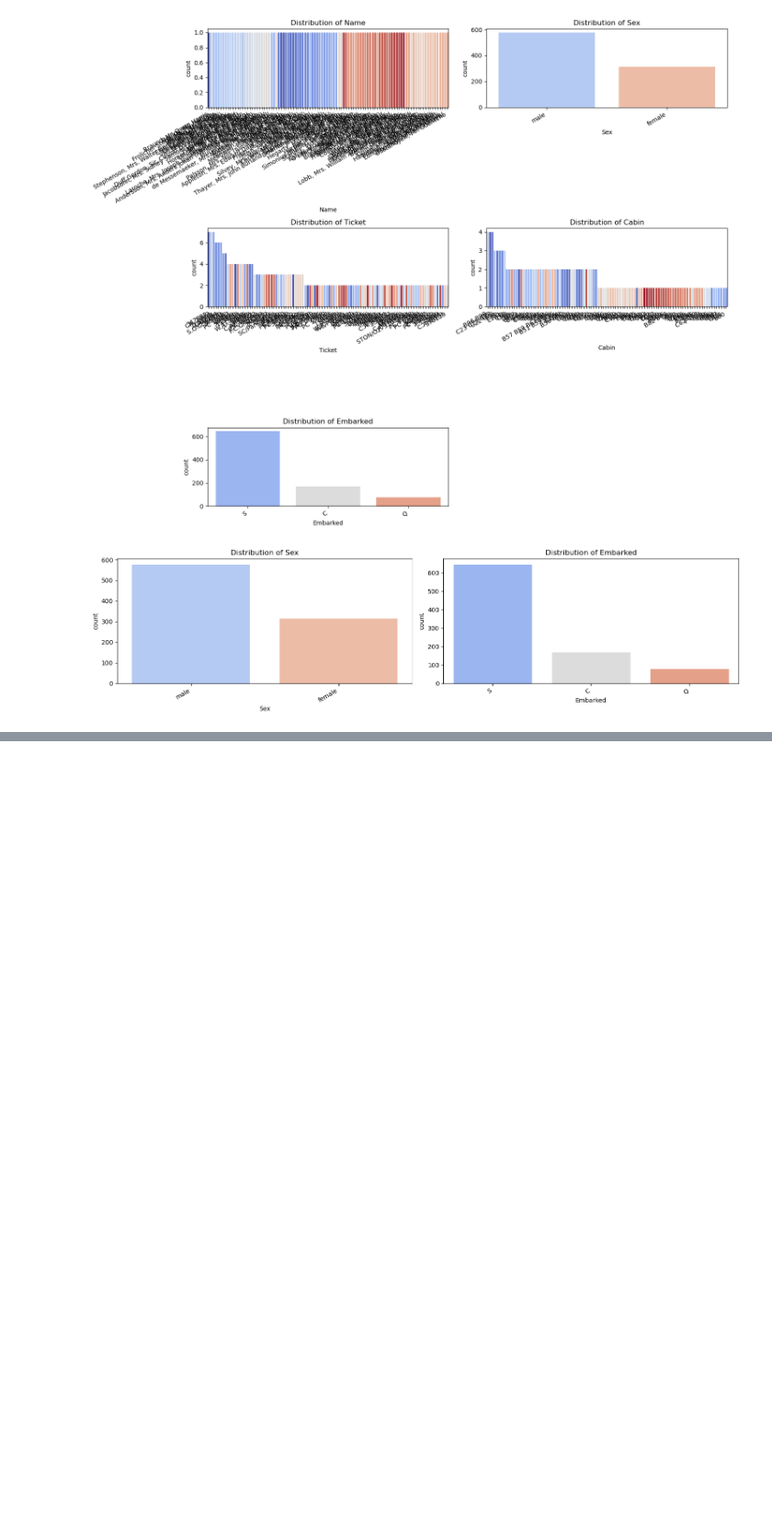
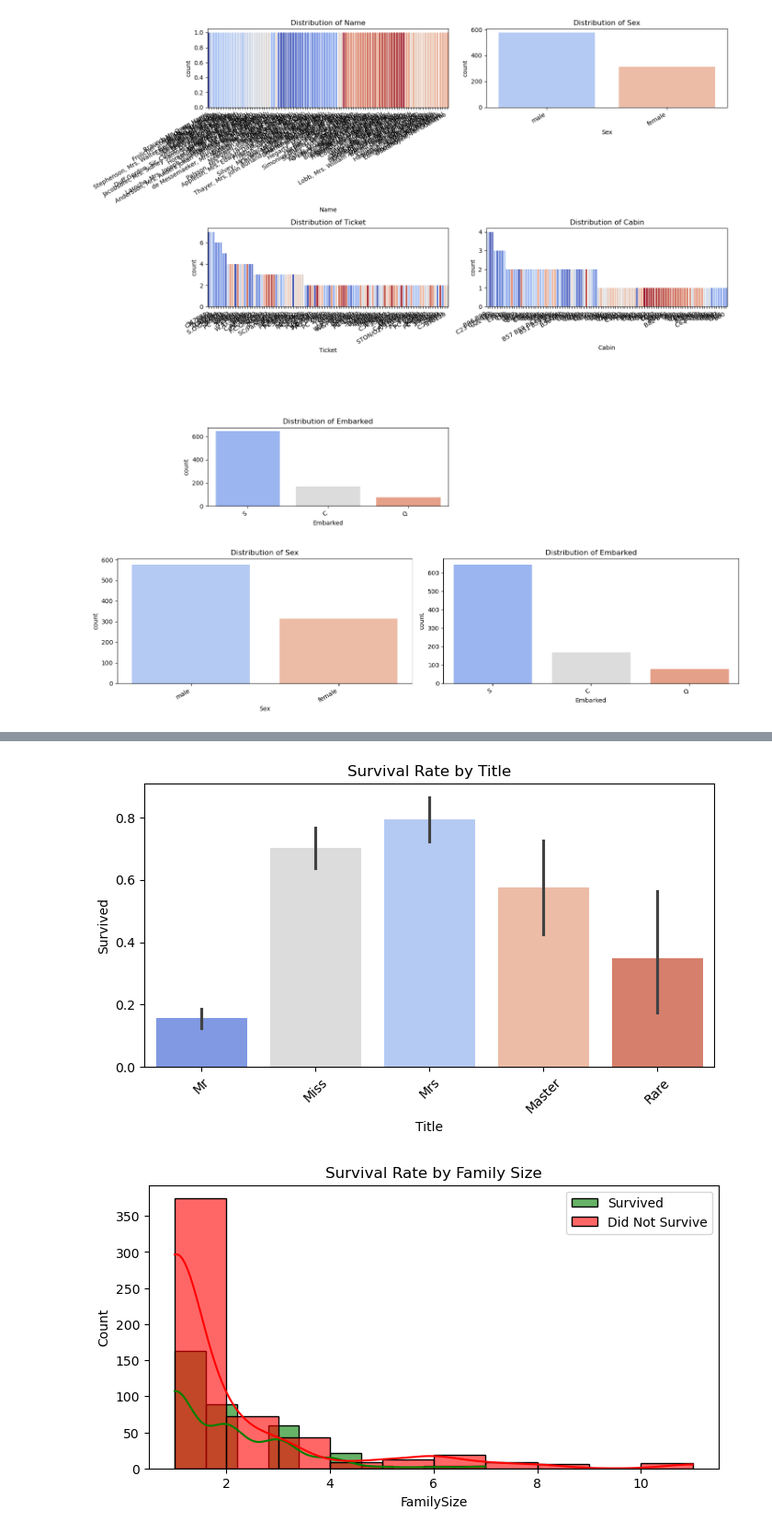
Before and after one commit to ilanrosc/titanic-kaggle-competition, a Jupyter notebook: notebooks/1_EDA.ipynb, the cells around one changed output, grey strips where cells are left out. Shown at 92% size. Drawn from its saved outputs; the diff is of its cells as text; code cells hidden in the pictures; blank space fills up the shorter version.

```diff
--- a/notebooks/1_EDA.ipynb
+++ b/notebooks/1_EDA.ipynb
@@ -100,0 +127,23 @@ plot_correlation_heatmap(df, method="kendall", cmap="viridis")
+# %%
+# 📌 Step 9: Feature Engineering (Title Extraction & Family Size)
+df = extract_title(df)  # Adds 'Title' column
+df = create_family_size(df)  # Adds 'FamilySize' column
+
+# 📌 Step 10: Survival Analysis by Title
+plt.figure(figsize=(8, 4))
+sns.barplot(data=df, x="Title", y="Survived", hue="Title", legend=False,
+            palette="coolwarm", order=df["Title"].value_counts().index)
+plt.xticks(rotation=45)
+plt.title("Survival Rate by Title")
+plt.show()
+
+# 📌 Survival Analysis by Family Size
+plt.figure(figsize=(8, 4))
+sns.histplot(df[df["Survived"] == 1]["FamilySize"], bins=10, kde=True, color="green", label="Survived", alpha=0.6)
+sns.histplot(df[df["Survived"] == 0]["FamilySize"], bins=10, kde=True, color="red", label="Did Not Survive", alpha=0.6)
+plt.legend()
+plt.title("Survival Rate by Family Size")
+plt.show()
+# %% [output]
+[figure, added]
+[figure, added]
```
Also changed, not shown: parts of 3 cells of this notebook, 1 other file.
